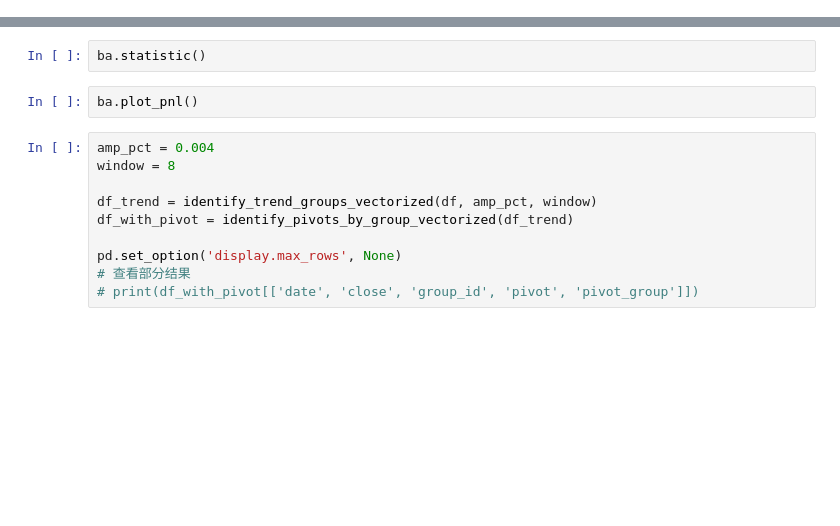
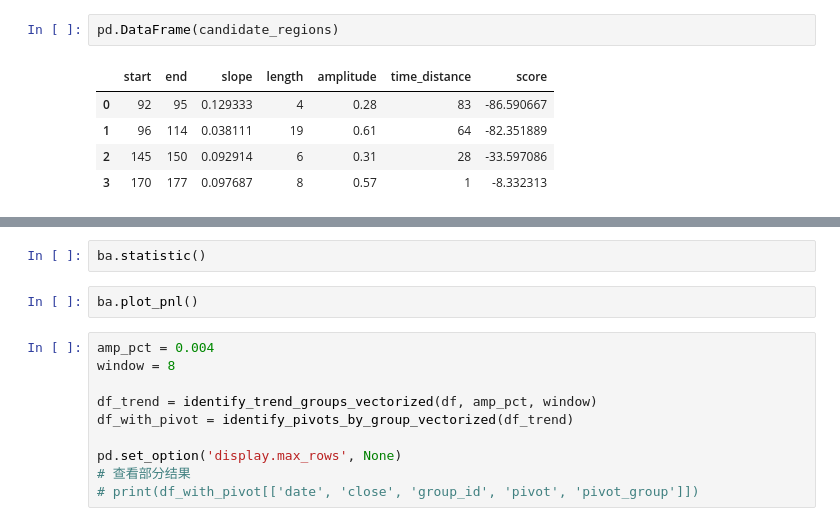
Before and after one commit to JaggerH/short_term_trade, a Jupyter notebook: notebooks/ShortTerm-02.ipynb, the cells around one changed output, grey strips where cells are left out. Cells and saved outputs as stored; diff of their text form; blank space fills up the shorter version.

```diff
--- a/notebooks/ShortTerm-02.ipynb
+++ b/notebooks/ShortTerm-02.ipynb
@@ -394,0 +426,8 @@ while True:
+# %%
+pd.DataFrame(candidate_regions)
+# %% [output]
+|  | start | end | slope | length | amplitude | time_distance | score |
+| 0 | 92 | 95 | 0.129333 | 4 | 0.28 | 83 | -86.590667 |
+| 1 | 96 | 114 | 0.038111 | 19 | 0.61 | 64 | -82.351889 |
+| 2 | 145 | 150 | 0.092914 | 6 | 0.31 | 28 | -33.597086 |
+| 3 | 170 | 177 | 0.097687 | 8 | 0.57 | 1 | -8.332313 |
```
Also changed, not shown: parts of 4 cells of this notebook, 14 other files.
